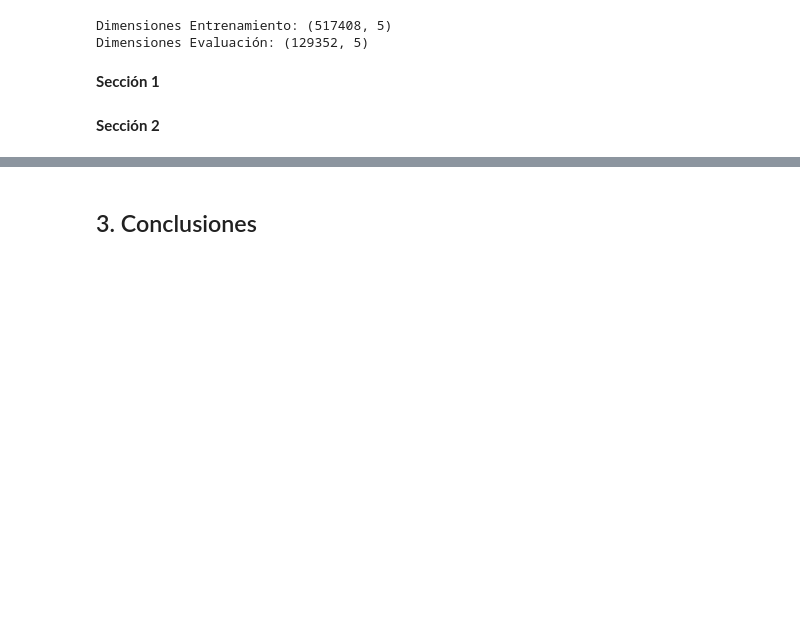
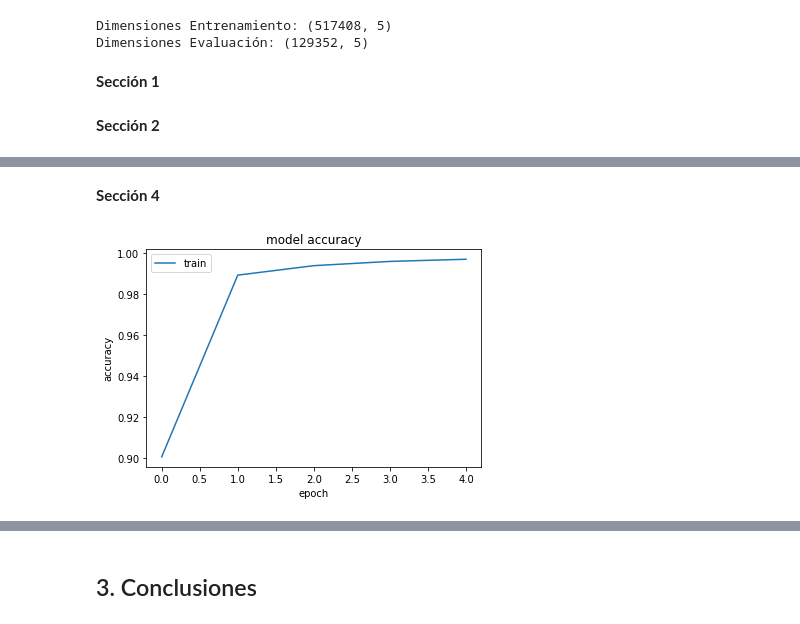
Before and after one commit to mgobbi289/DiploDatos, a Jupyter notebook: Mentoria/03-Introduccion_al_AprendizajeAutomatico.ipynb, the cells around one changed output, grey strips where cells are left out. Saved outputs shown, nothing was run; the diff lists cells and outputs as text; code cells hidden in the pictures; blank space fills up the shorter version.

```diff
--- a/Mentoria/03-Introduccion_al_AprendizajeAutomatico.ipynb
+++ b/Mentoria/03-Introduccion_al_AprendizajeAutomatico.ipynb
@@ -191,0 +212,16 @@ embedding_layer = Embedding(vocab_length, dense_vector_size, input_length=senten
+# %%
+from keras.models import Sequential
+from keras.layers import Dense, Flatten
+
+model = Sequential()
+
+# TODO: Definición arbitraria del modelo (pero parece funcionar bien!).
+model.add(embedding_layer)
+model.add(Dense(256, activation='sigmoid'))
+model.add(Dense(128, activation='sigmoid'))
+model.add(Flatten())
+model.add(Dense(len(classes), activation='softmax'))
+# %%
+model.compile(optimizer='adam', loss='sparse_categorical_crossentropy', metrics=['accuracy'])
+
+model.summary()
@@ -191,0 +247,3 @@ embedding_layer = Embedding(vocab_length, dense_vector_size, input_length=senten
+# %%
+# Ya que este proceso puede demorar, realizaremos un entrenamiento breve
+history = model.fit(padded_sentences_train, encoded_labels_train, batch_size=128, epochs=5, verbose=1)
@@ -191,0 +261,14 @@ embedding_layer = Embedding(vocab_length, dense_vector_size, input_length=senten
+# %% [markdown]
+**Sección 4**
+# %%
+from matplotlib import pyplot as plt
+
+plt.title('model accuracy')
+plt.plot(history.history['accuracy'])
+
+plt.xlabel('epoch')
+plt.ylabel('accuracy')
+plt.legend(['train'], loc='upper left')
+plt.show()
+# %% [output]
+[figure, added]
```
Also changed, not shown: parts of 12 cells of this notebook, 1 other file.
